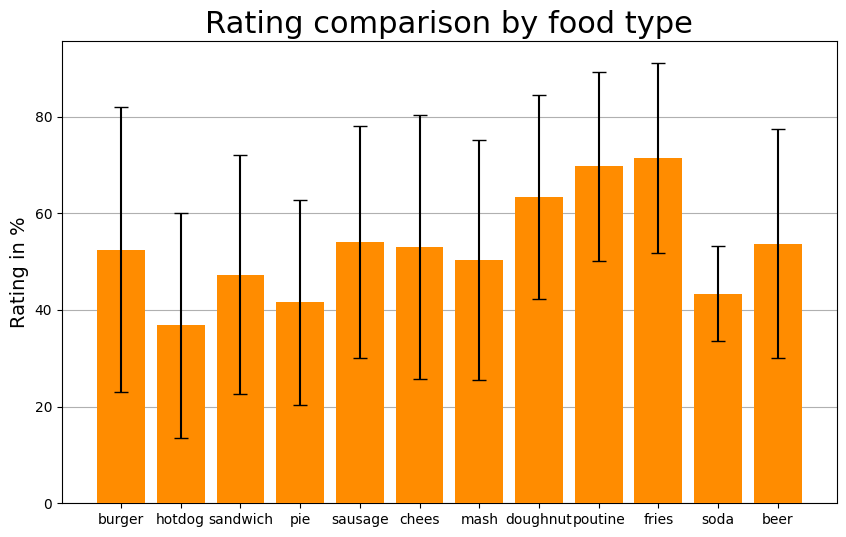
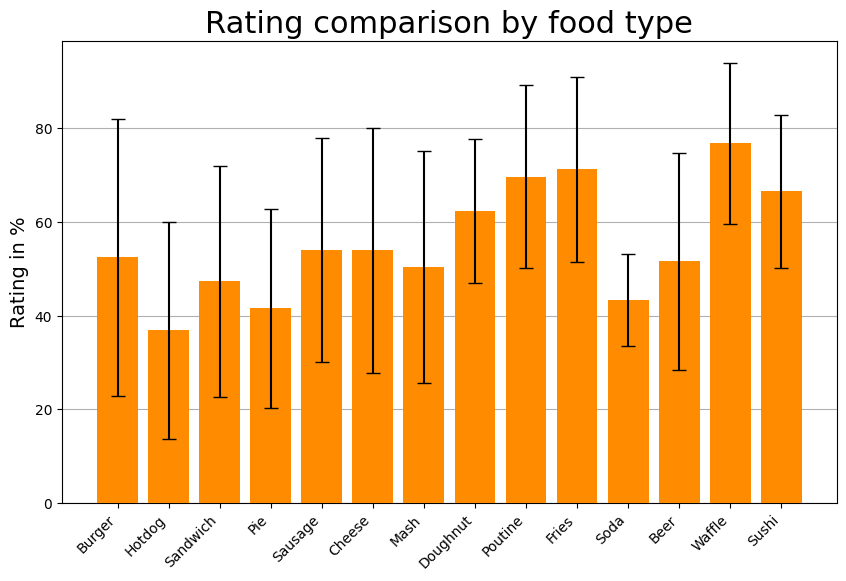
Unified diff of the notebook cell whose output changed from the first chart to the second:
--- before
+++ after
@@ -2,5 +2,5 @@
 
 plt.bar(kw_stats.index, kw_stats["mean"], yerr=kw_stats["std"], color = "darkorange", capsize=5, zorder = 3)
-
+plt.xticks(rotation=45, ha="right")
 plt.ylabel("Rating in %", fontsize = 14)
 plt.title("Rating comparison by food type", fontsize = 22)

Commit: extra change to food typen